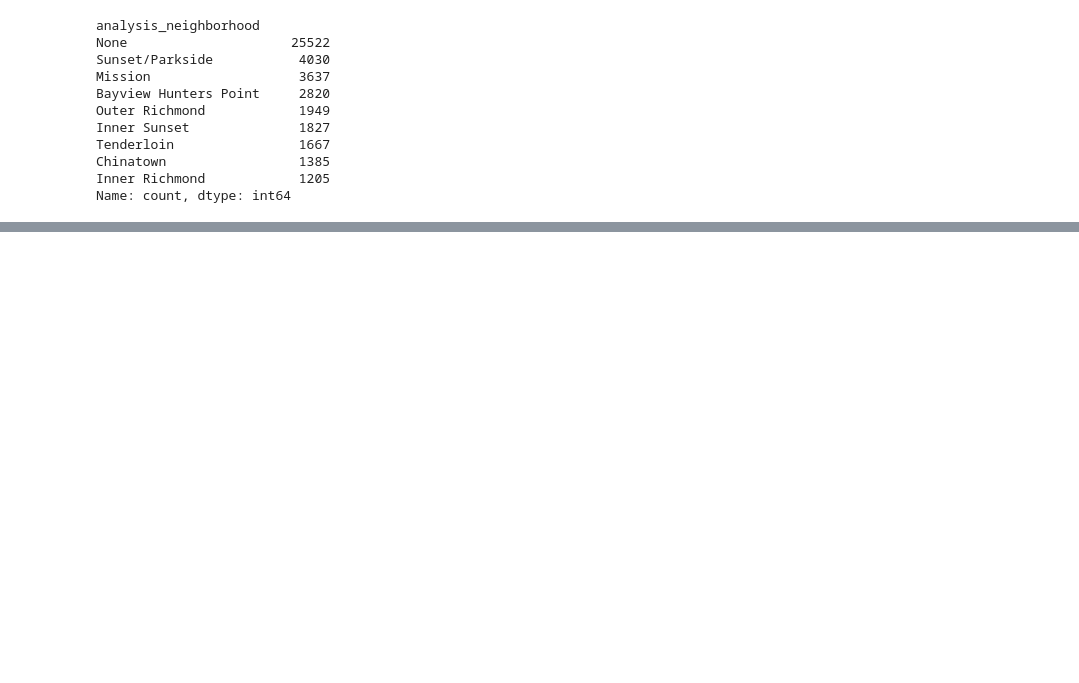
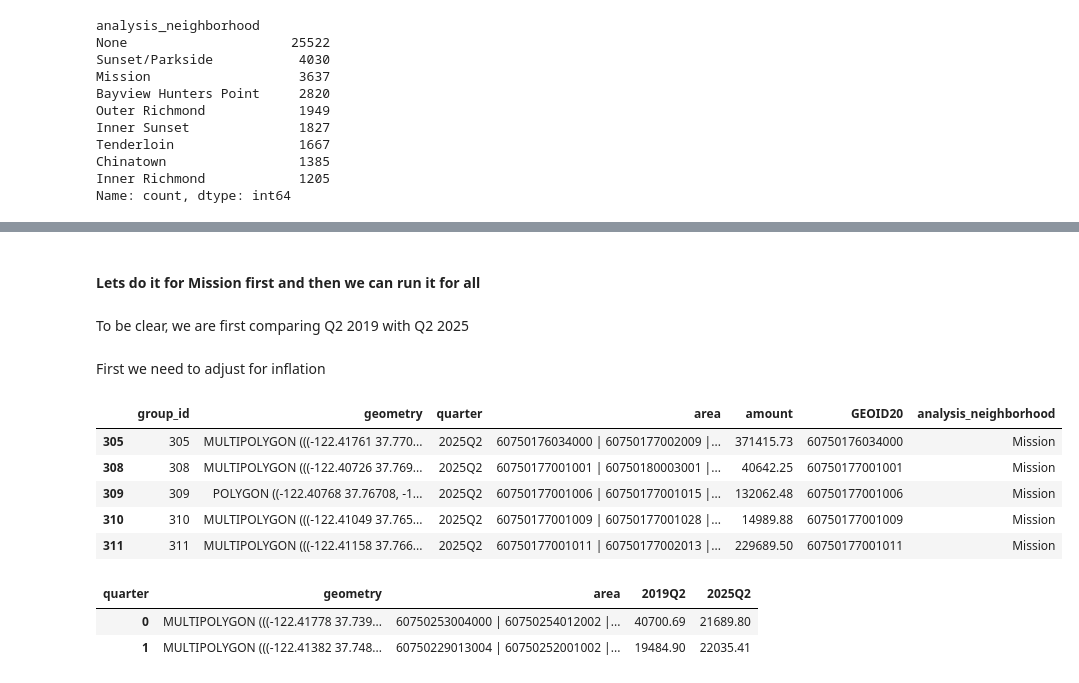
Before and after one commit to MissionLocal/2025-graphics, a Jupyter notebook: docs/sales-tax-2025/sales-tax-data.ipynb, the cells around one changed output, grey strips where cells are left out. Cells and saved outputs as stored; diff of their text form; code cells hidden in the pictures; blank space fills up the shorter version.

```diff
--- a/docs/sales-tax-2025/sales-tax-data.ipynb
+++ b/docs/sales-tax-2025/sales-tax-data.ipynb
@@ -275,0 +266,3 @@ gdf_groups_wkt.to_csv("data_with_geometry/sf_sales_tax_groups_with_geometry.csv"
+# %%
+sales_tax = pd.read_csv("data_with_geometry/sf_sales_tax_groups_with_geometry.csv")
+sales_tax.info()
@@ -275,0 +284,17 @@ gdf_groups_wkt.to_csv("data_with_geometry/sf_sales_tax_groups_with_geometry.csv"
+# %% [markdown]
+#### Lets do it for Mission first and then we can run it for all
+# %% [markdown]
+To be clear, we are first comparing Q2 2019 with Q2 2025
+# %% [markdown]
+First we need to adjust for inflation
+# %%
+mission_recovery = sales_tax[(sales_tax["analysis_neighborhood"] == "Mission") & sales_tax["quarter"].isin(["2025Q2","2019Q2"])]
+# %%
+mission_recovery.head()
+# %% [output]
+|  | group_id | geometry | quarter | area | amount | GEOID20 | analysis_neighborhood |
+| 305 | 305 | MULTIPOLYGON (((-122.41761 37.770... | 2025Q2 | 60750176034000 | 60750177002009 |... | 371415.73 | 60750176034000 | Mission |
+| 308 | 308 | MULTIPOLYGON (((-122.40726 37.769... | 2025Q2 | 60750177001001 | 60750180003001 |... | 40642.25 | 60750177001001 | Mission |
+| 309 | 309 | POLYGON ((-122.40768 37.76708, -1... | 2025Q2 | 60750177001006 | 60750177001015 |... | 132062.48 | 60750177001006 | Mission |
+| 310 | 310 | MULTIPOLYGON (((-122.41049 37.765... | 2025Q2 | 60750177001009 | 60750177001028 |... | 14989.88 | 60750177001009 | Mission |
+| 311 | 311 | MULTIPOLYGON (((-122.41158 37.766... | 2025Q2 | 60750177001011 | 60750177002013 |... | 229689.50 | 60750177001011 | Mission |
@@ -275,0 +306,6 @@ gdf_groups_wkt.to_csv("data_with_geometry/sf_sales_tax_groups_with_geometry.csv"
+# %%
+mission_recovery.head(2)
+# %% [output]
+| quarter | geometry | area | 2019Q2 | 2025Q2 |
+| 0 | MULTIPOLYGON (((-122.41778 37.739... | 60750253004000 | 60750254012002 |... | 40700.69 | 21689.80 |
+| 1 | MULTIPOLYGON (((-122.41382 37.748... | 60750229013004 | 60750252001002 |... | 19484.90 | 22035.41 |
```
Also changed, not shown: parts of 14 cells of this notebook, 7 other files.
